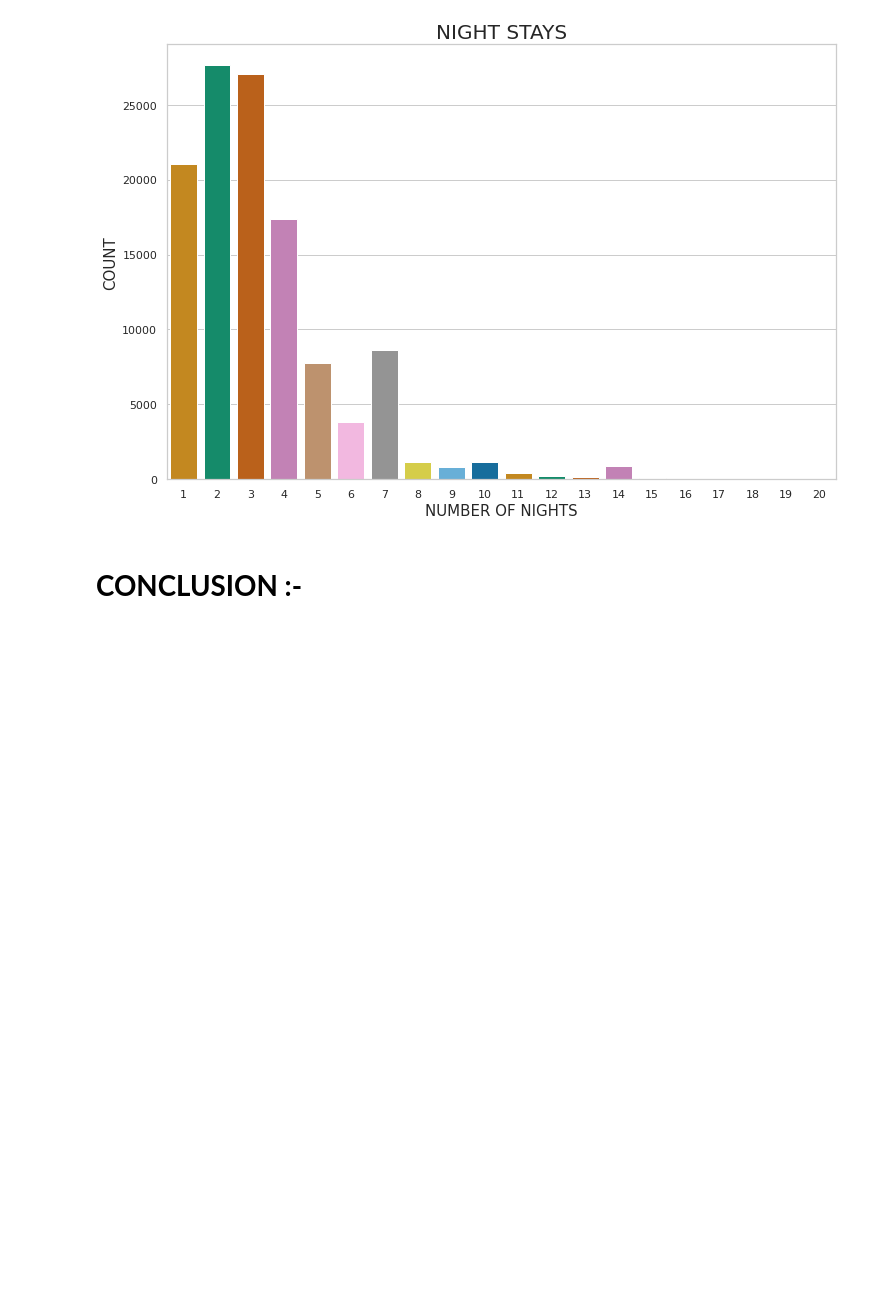
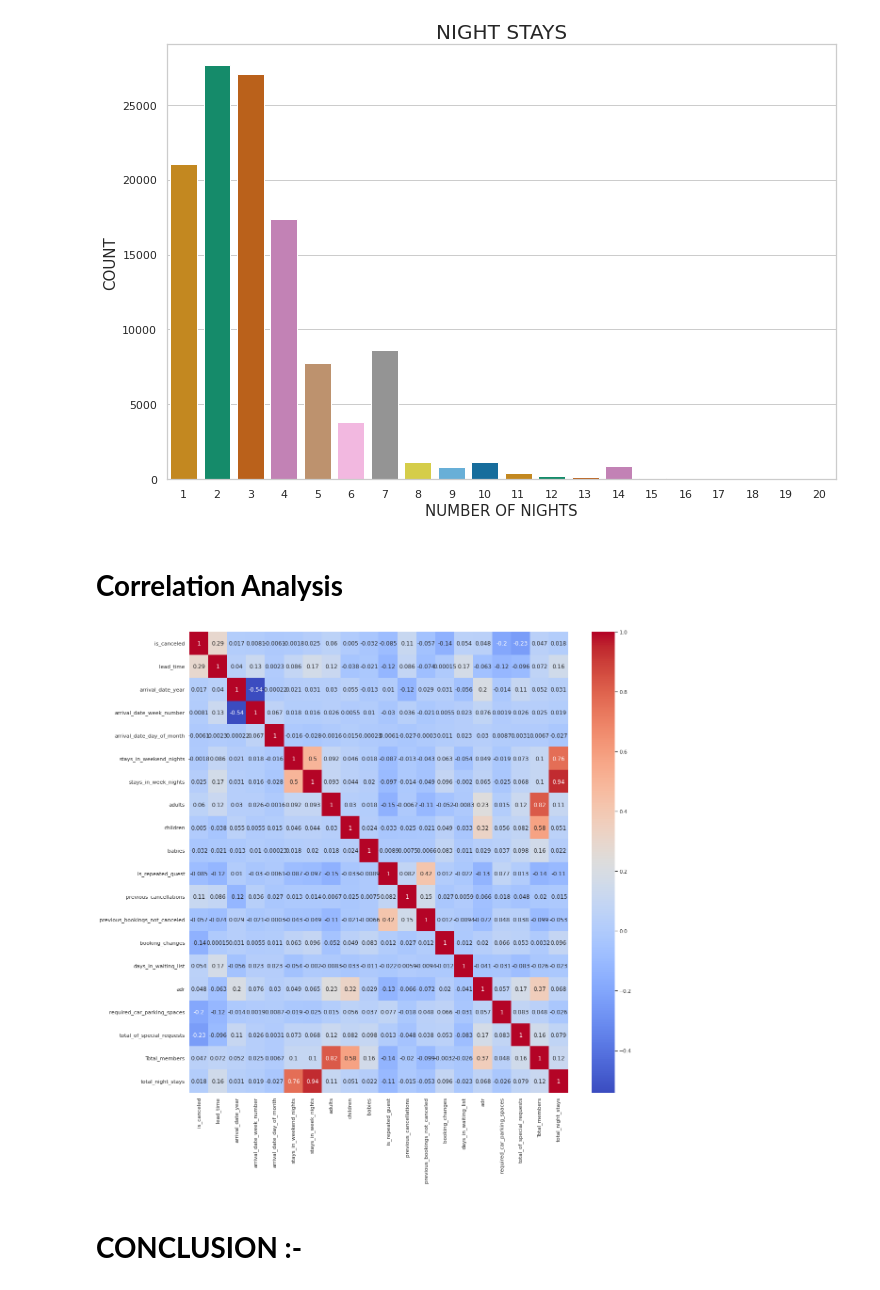
Before and after one commit to Arka1212/Hotel-Booking-Analysis, a Jupyter notebook: Hotel_Booking_Analysis_Capstone_Project.ipynb, the cells around one changed output. Cells and saved outputs as stored; diff of their text form; code cells hidden in the pictures; blank space fills up the shorter version.

```diff
--- a/Hotel_Booking_Analysis_Capstone_Project.ipynb
+++ b/Hotel_Booking_Analysis_Capstone_Project.ipynb
@@ -713,6 +713,14 @@ plt.show()
 # Most preffered number of night stays by the guest are 1,2,3,4,5 & 7.
 # %% [output]
 [figure]
+# %% [markdown]
+# **Correlation Analysis**
+# %%
+# Correlation between the column variables using a heatmap.
+plt.figure(figsize=(18,18))
+sns.heatmap(new_hotel_df.corr(), cmap= 'coolwarm' ,annot=True);
+# %% [output]
+[figure, added]
 # %% [markdown]
 # **CONCLUSION :-**
 # %% [markdown]
```
Also changed, not shown: parts of 1 cell of this notebook.
